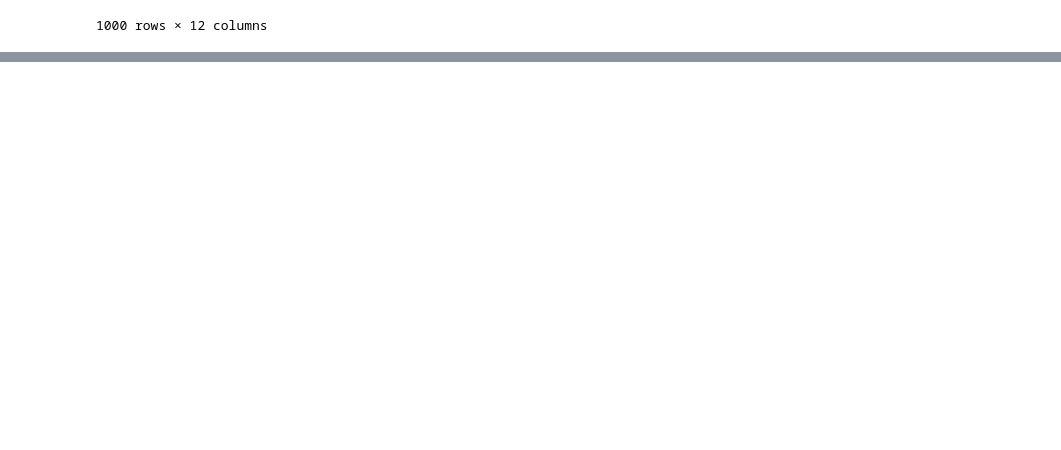
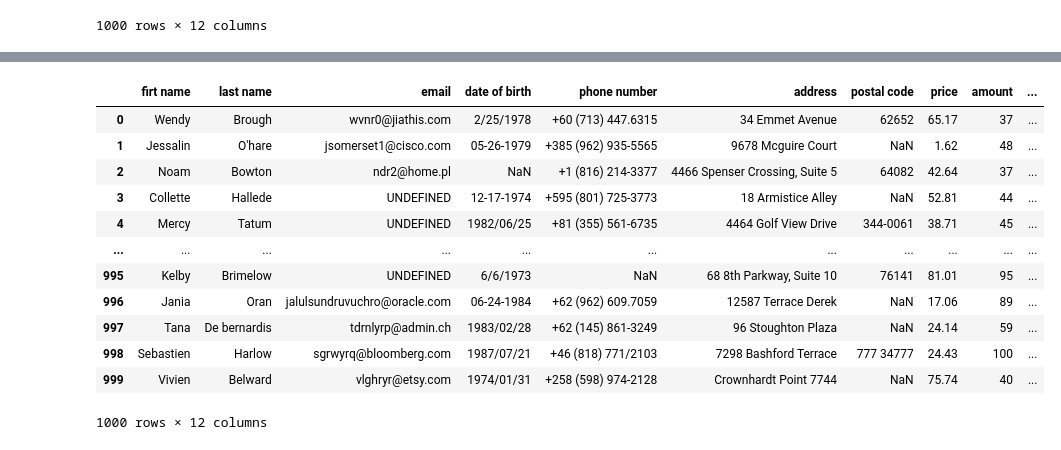
Before and after one commit to PedroZulim/data_engine, a Jupyter notebook: testes.ipynb, the cells around one changed output, grey strips where cells are left out. Drawn from its saved outputs; the diff is of its cells as text; code cells hidden in the pictures; blank space fills up the shorter version.

```diff
--- a/testes.ipynb
+++ b/testes.ipynb
@@ -68,0 +97,25 @@ df2
+# %%
+def clean_email(text):
+  if text != "UNDEFINED":
+    local_part, domain_part = text.split('@')
+    cleaned_local_part = re.sub(r'(.)\1+', r'\1', local_part)
+    return f'{cleaned_local_part}@{domain_part}'
+  return text
+# %%
+df2['email'] = df['email'].apply(clean_email)
+# %%
+df2
+# %% [output]
+|  | firt name | last name | email | date of birth | phone number | address | postal code | price | amount | ... |
+| 0 | Wendy | Brough | wvnr0@jiathis.com | 2/25/1978 | +60 (713) 447.6315 | 34 Emmet Avenue | 62652 | 65.17 | 37 | ... |
+| 1 | Jessalin | O'hare | jsomerset1@cisco.com | 05-26-1979 | +385 (962) 935-5565 | 9678 Mcguire Court | NaN | 1.62 | 48 | ... |
+| 2 | Noam | Bowton | ndr2@home.pl | NaN | +1 (816) 214-3377 | 4466 Spenser Crossing, Suite 5 | 64082 | 42.64 | 37 | ... |
+| 3 | Collette | Hallede | UNDEFINED | 12-17-1974 | +595 (801) 725-3773 | 18 Armistice Alley | NaN | 52.81 | 44 | ... |
+| 4 | Mercy | Tatum | UNDEFINED | 1982/06/25 | +81 (355) 561-6735 | 4464 Golf View Drive | 344-0061 | 38.71 | 45 | ... |
+| ... | ... | ... | ... | ... | ... | ... | ... | ... | ... | ... |
+| 995 | Kelby | Brimelow | UNDEFINED | 6/6/1973 | NaN | 68 8th Parkway, Suite 10 | 76141 | 81.01 | 95 | ... |
+| 996 | Jania | Oran | jalulsundruvuchro@oracle.com | 06-24-1984 | +62 (962) 609.7059 | 12587 Terrace Derek | NaN | 17.06 | 89 | ... |
+| 997 | Tana | De bernardis | tdrnlyrp@admin.ch | 1983/02/28 | +62 (145) 861-3249 | 96 Stoughton Plaza | NaN | 24.14 | 59 | ... |
+| 998 | Sebastien | Harlow | sgrwyrq@bloomberg.com | 1987/07/21 | +46 (818) 771/2103 | 7298 Bashford Terrace | 777 34777 | 24.43 | 100 | ... |
+| 999 | Vivien | Belward | vlghryr@etsy.com | 1974/01/31 | +258 (598) 974-2128 | Crownhardt Point 7744 | NaN | 75.74 | 40 | ... |
+1000 rows × 12 columns
```
Also changed, not shown: parts of 12 cells of this notebook.
